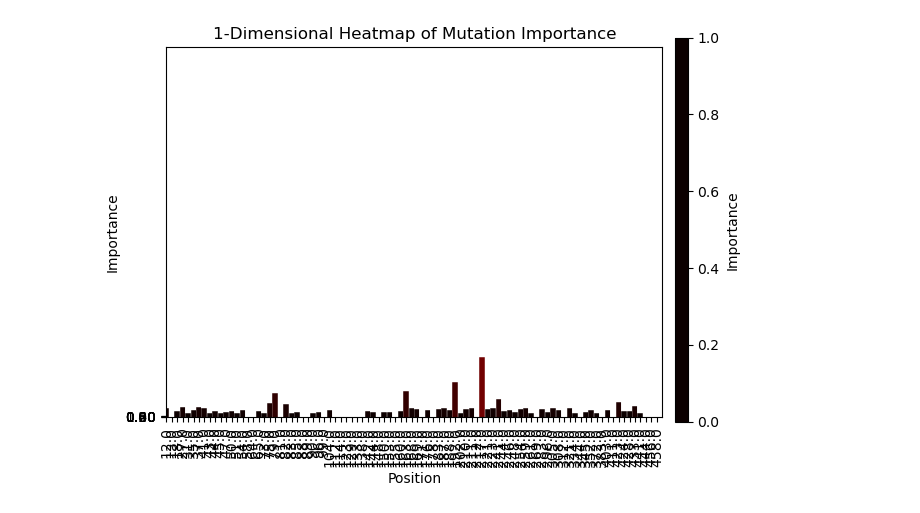
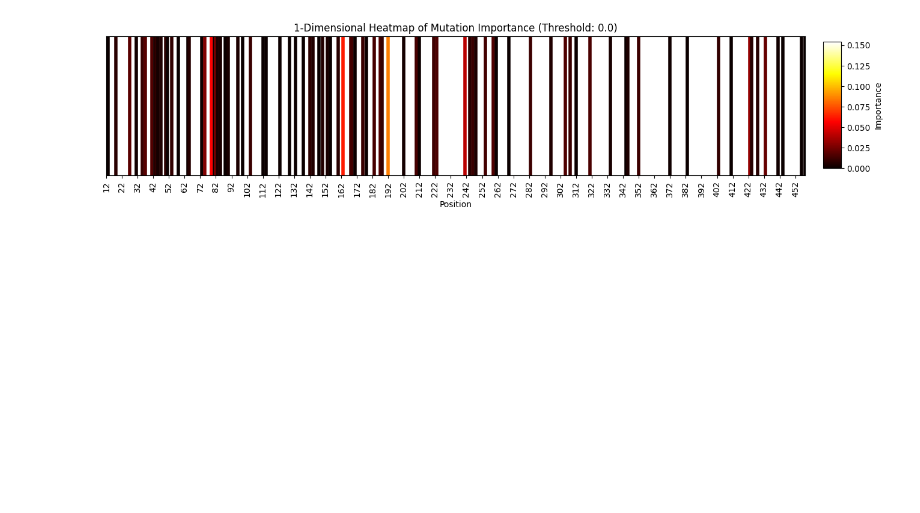
Before and after one commit to BatMandor/SHH-Cancer, a Jupyter notebook: heat map .ipynb, the cells around one changed output. Drawn from its saved outputs; the diff is of its cells as text; code cells hidden in the pictures; blank space fills up the shorter version.

Commit message:
fixed heatmap and added a threshold (modifiable)

```diff
--- a/heat map .ipynb
+++ b/heat map .ipynb
@@ -1,62 +1,52 @@
 # %%
-# library
 import seaborn as sns
 import pandas as pd
 import numpy as np
 import matplotlib.pyplot as plt
 from matplotlib.colors import Normalize
 from matplotlib.colorbar import ColorbarBase
 
-#import data from output of regression model
 data = pd.read_csv('Mutation_loc_importance.csv')
+threshold = 0.00
 
-#datas = pd.DataFrame({'position':position, 'importance':importance})
-#datas.head(5)
-
-#ploting data on a heatmap
-cmap = plt.get_cmap('hot')
-fig, ax = plt.subplots()
+# Filter the data to remove rows with 'Importance' less than the threshold
+filtered_data = data[data['Importance'] >= threshold]
 
 
-# Iterate over the values of the dataframe
-for i, row in data.iterrows():
-    for j, value in enumerate(row):
-        ax.axvline(x=i, ymin=0, ymax=value, color=cmap(value), linewidth=4)
+positions = filtered_data['Locations']
+importances = filtered_data['Importance']
 
-ax.set_xlim(0, len(data))
+# Normalize the importance values for color mapping
+norm = Normalize(vmin=importances.min(), vmax=importances.max())
+cmap = plt.get_cmap('hot')
 
-# Scale the y-axis based on data values
-y_min = data.min().min()
-y_max = data.max().max()
-ax.set_ylim(y_min, y_max)
+# Plotting data on a 1D heatmap
+fig, ax = plt.subplots(figsize=(15, 3))
 
+# Iterate over positions and their corresponding importance values
+for pos, importance in zip(positions, importances):
+    ax.axvline(x=pos, color=cmap(norm(importance)), linewidth=4)
 
-# Add axis labels
+# Set the range of x-axis to cover all positions
+ax.set_xlim(positions.min(), positions.max())
+
+# Set axis labels and title
 ax.set_xlabel('Position')
 ax.set_ylabel('Importance')
+ax.set_title('1-Dimensional Heatmap of Mutation Importance (Threshold: {})'.format(threshold))
 
+# Set custom tick labels for the x-axis
+integer_positions = np.arange(int(positions.min()), int(positions.max()) + 1, 10)
+ax.set_xticks(integer_positions)
+ax.set_xticklabels(integer_positions, rotation=90)
 
-# Set custom tick labels for x-axis and y-axis
-ax.set_xticks(np.arange(len(data['Locations'])))
-ax.set_xticklabels(data['Locations'], rotation=90)  # Assuming row names represent positions
+# Remove y-axis as the importance is represented by color, not height
+ax.yaxis.set_visible(False)
 
-# Set y-axis tick labels as decimals
-ax.set_yticks(np.linspace(0, 1, num=6))
-ax.set_yticklabels(['{:.2f}'.format(i) for i in np.linspace(0, 1, num=6)])
-
-
-# Add title
-ax.set_title('1-Dimensional Heatmap of Mutation Importance')
-
-# Create a colorbar
-norm = Normalize(vmin=data.min().min(), vmax=data.max().max())
-cbar = ColorbarBase(ax=fig.add_axes([0.92, 0.1, 0.02, 0.8]), cmap=cmap, norm=norm)
+# Create a colorbar to indicate importance levels
+cbar = ColorbarBase(ax=fig.add_axes([0.92, 0.15, 0.02, 0.7]), cmap=cmap, norm=norm)
 cbar.set_label('Importance')
 
-
-ax.axis('on')
-
-plt.ylim(0,1)
 plt.show()
 # %% [output]
-[figure, old version]
+[figure, new version]
```
